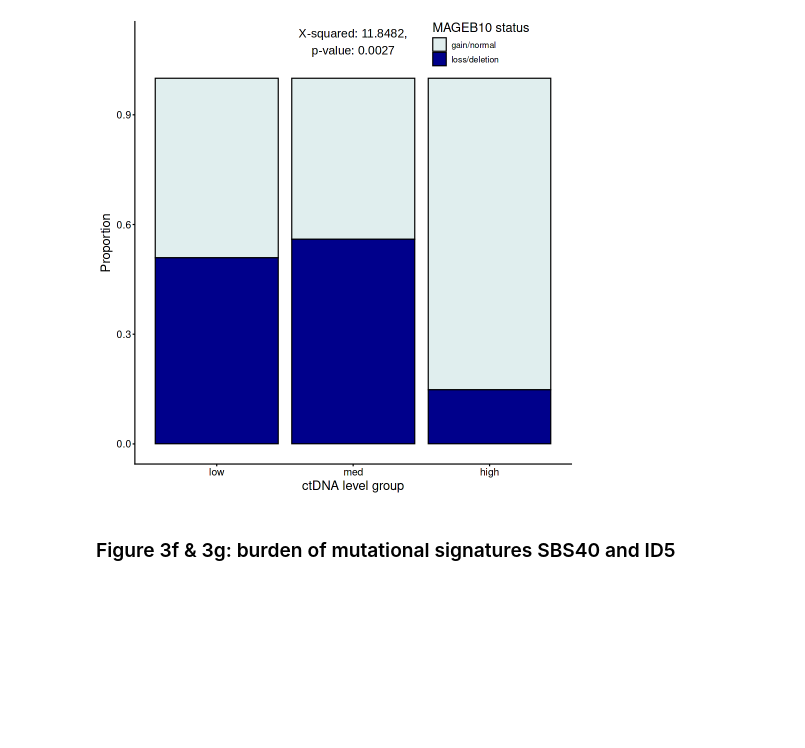
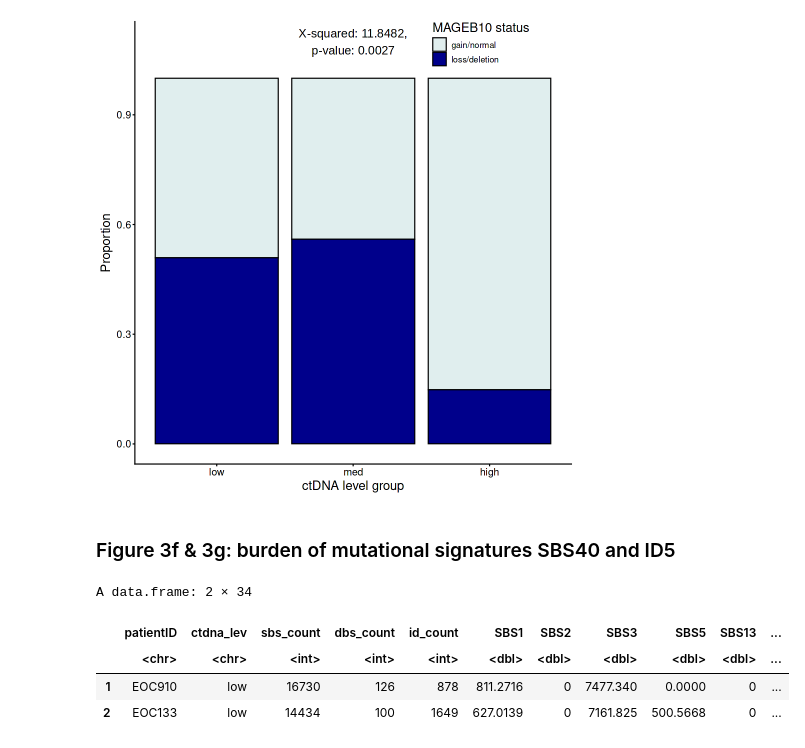
Before and after one commit to maitnnguyen/ctDNArelease_Omics_Integration, a Jupyter notebook: Journal_Submission/analysis/02_genomic_integration.ipynb, the cells around one changed output. Saved outputs shown, nothing was run; the diff lists cells and outputs as text; code cells hidden in the pictures; blank space fills up the shorter version.

```diff
--- a/Journal_Submission/analysis/02_genomic_integration.ipynb
+++ b/Journal_Submission/analysis/02_genomic_integration.ipynb
@@ -207,6 +265,14 @@ fig3f
 [figure]
 # %% [markdown]
 ### Figure 3f & 3g: burden of mutational signatures SBS40 and ID5
+# %%
+head(signature_burden_count,2)
+# %% [output]
+A data.frame: 2 × 34
+|  | patientID | ctdna_lev | sbs_count | dbs_count | id_count | SBS1 | SBS2 | SBS3 | SBS5 | SBS13 | ... |
+|  | <chr> | <chr> | <int> | <int> | <int> | <dbl> | <dbl> | <dbl> | <dbl> | <dbl> | ... |
+| 1 | EOC910 | low | 16730 | 126 | 878 | 811.2716 | 0 | 7477.340 | 0.0000 | 0 | ... |
+| 2 | EOC133 | low | 14434 | 100 | 1649 | 627.0139 | 0 | 7161.825 | 500.5668 | 0 | ... |
 # %%
 # SBS40
 {
```
Also changed, not shown: parts of 6 cells of this notebook.
